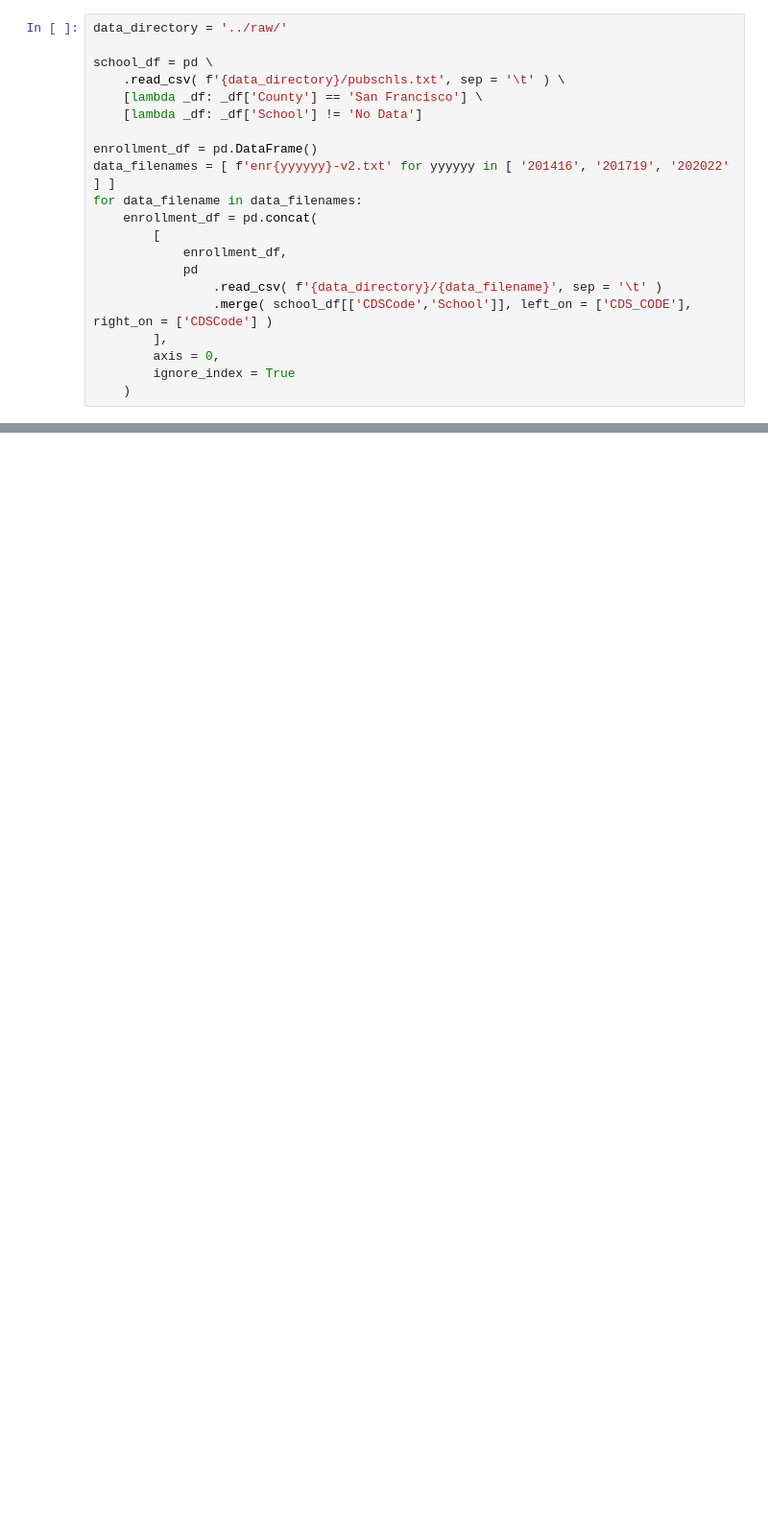
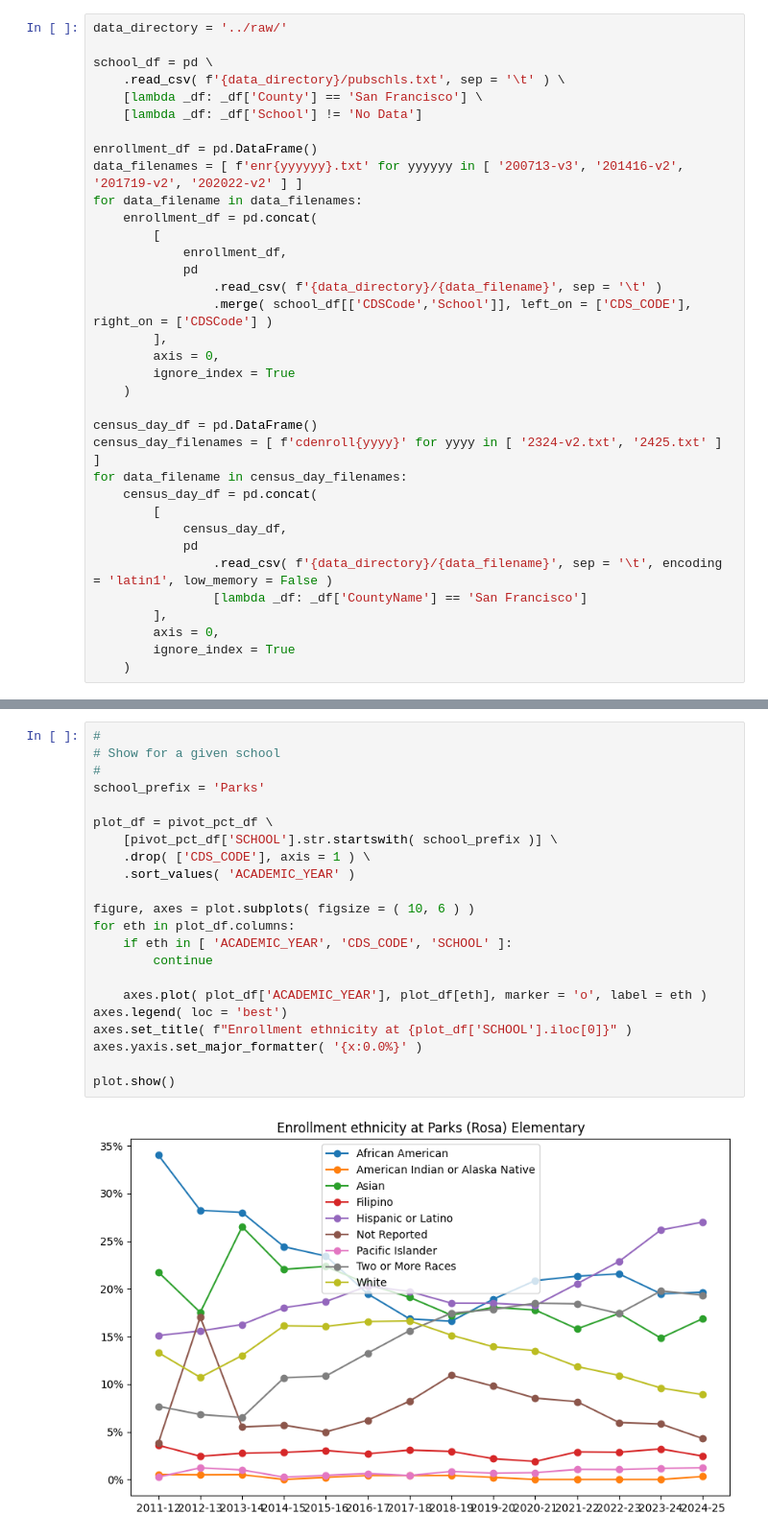
Before and after one commit to kwdwrd/sfusd-public, a Jupyter notebook: data/enrollment/merged/analyzer.ipynb, the cells around one changed output, grey strips where cells are left out. Shown at 96% size. Cells and saved outputs as stored; diff of their text form; blank space fills up the shorter version.

Commit message:
adding enrollment stats

```diff
--- a/data/enrollment/merged/analyzer.ipynb
+++ b/data/enrollment/merged/analyzer.ipynb
@@ -9,7 +10,7 @@ school_df = pd \
     [lambda _df: _df['School'] != 'No Data']
 
 enrollment_df = pd.DataFrame()
-data_filenames = [ f'enr{yyyyyy}-v2.txt' for yyyyyy in [ '201416', '201719', '202022' ] ]
+data_filenames = [ f'enr{yyyyyy}.txt' for yyyyyy in [ '200713-v3', '201416-v2', '201719-v2', '202022-v2' ] ]
 for data_filename in data_filenames:
     enrollment_df = pd.concat(
         [
@@ -21,4 +22,18 @@ for data_filename in data_filenames:
         axis = 0,
         ignore_index = True
     )
+
+census_day_df = pd.DataFrame()
+census_day_filenames = [ f'cdenroll{yyyy}' for yyyy in [ '2324-v2.txt', '2425.txt' ] ]
+for data_filename in census_day_filenames:
+    census_day_df = pd.concat(
+        [
+            census_day_df,
+            pd
+                .read_csv( f'{data_directory}/{data_filename}', sep = '\t', encoding = 'latin1', low_memory = False )
+                [lambda _df: _df['CountyName'] == 'San Francisco']
+        ],
+        axis = 0,
+        ignore_index = True
+    )
 # %%
@@ -39,0 +120,24 @@ school_df
+# %%
+#
+# Show for a given school
+#
+school_prefix = 'Parks'
+
+plot_df = pivot_pct_df \
+    [pivot_pct_df['SCHOOL'].str.startswith( school_prefix )] \
+    .drop( ['CDS_CODE'], axis = 1 ) \
+    .sort_values( 'ACADEMIC_YEAR' )
+
+figure, axes = plot.subplots( figsize = ( 10, 6 ) )
+for eth in plot_df.columns:
+    if eth in [ 'ACADEMIC_YEAR', 'CDS_CODE', 'SCHOOL' ]:
+        continue
+
+    axes.plot( plot_df['ACADEMIC_YEAR'], plot_df[eth], marker = 'o', label = eth )
+axes.legend( loc = 'best')
+axes.set_title( f"Enrollment ethnicity at {plot_df['SCHOOL'].iloc[0]}" )
+axes.yaxis.set_major_formatter( '{x:0.0%}' )
+
+plot.show()
+# %% [output]
+[figure, added]
```
Also changed, not shown: parts of 6 cells of this notebook, 2 other files.
